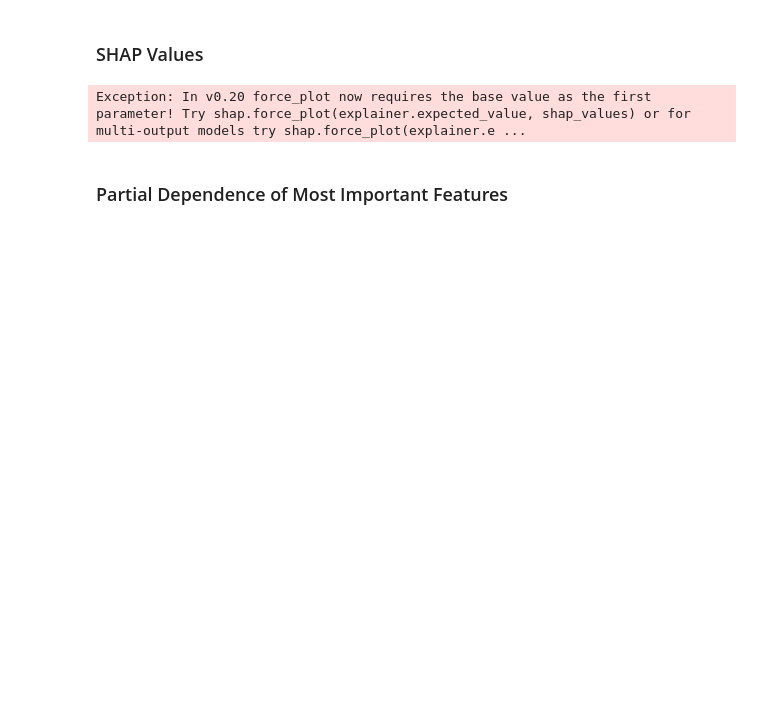
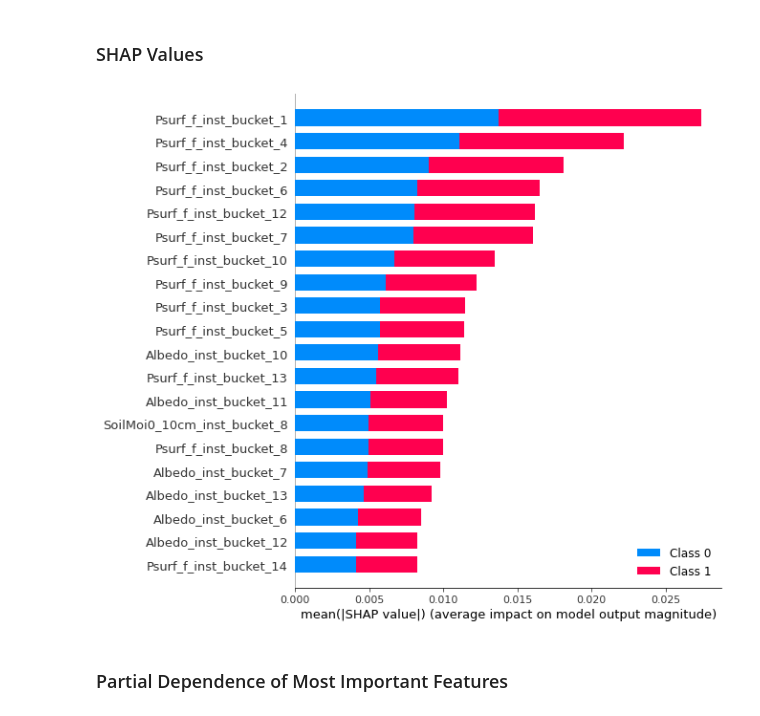
Before and after one commit to instadeepai/locust-predict, a Jupyter notebook: notebooks/Interpretation.ipynb, the cells around one changed output. Drawn from its saved outputs; the diff is of its cells as text; code cells hidden in the pictures; blank space fills up the shorter version.

```diff
--- a/notebooks/Interpretation.ipynb
+++ b/notebooks/Interpretation.ipynb
@@ -245,12 +237,11 @@ waterfall(most_wrong.columns, contribute[0], threshold=0.08, formatting='{:,.3f}
 # %% [markdown]
 ### SHAP Values
 # %%
-explainer = shap.Explainer(rf_model)
-shap_values = explainer(val_x)
-# shap.plots.waterfall(explainer.base_values[0], values[0][0], X[0])
-shap.force_plot(explainer.expected_value, shap_values)
+explainer = shap.TreeExplainer(rf_model)
+shap_values = explainer.shap_values(val_x)
+shap.summary_plot(shap_values, val_x)
 # %% [output]
-Exception: In v0.20 force_plot now requires the base value as the first parameter! Try shap.force_plot(explainer.expected_value, shap_values) or for multi-output models try shap.force_plot(explainer.e ...
+[figure, added]
 # %% [markdown]
 ### Partial Dependence of Most Important Features
 # %%
```
Also changed, not shown: parts of 14 cells of this notebook.
